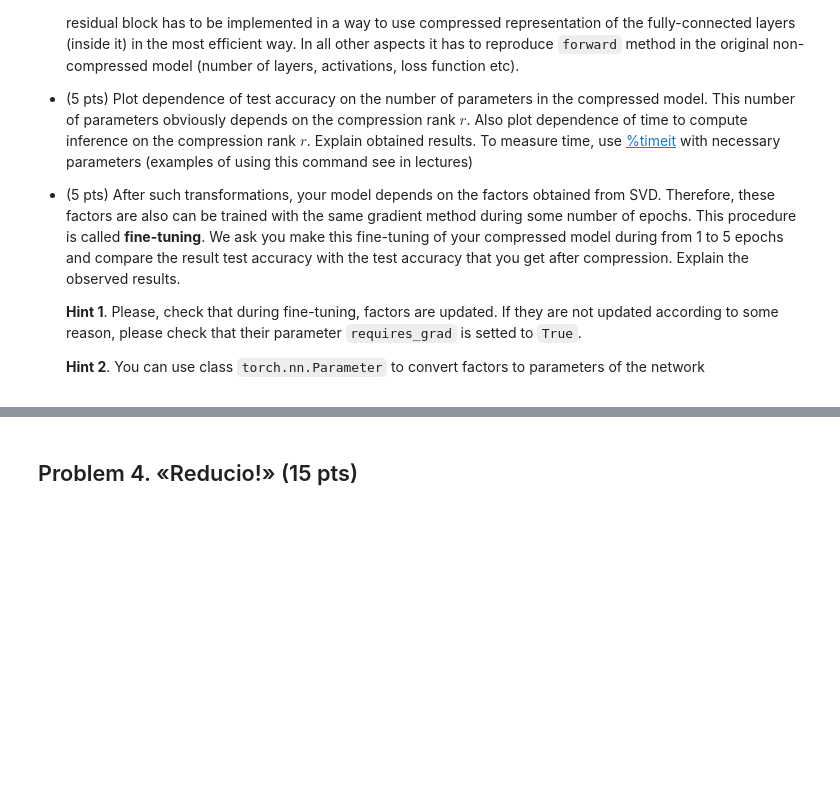
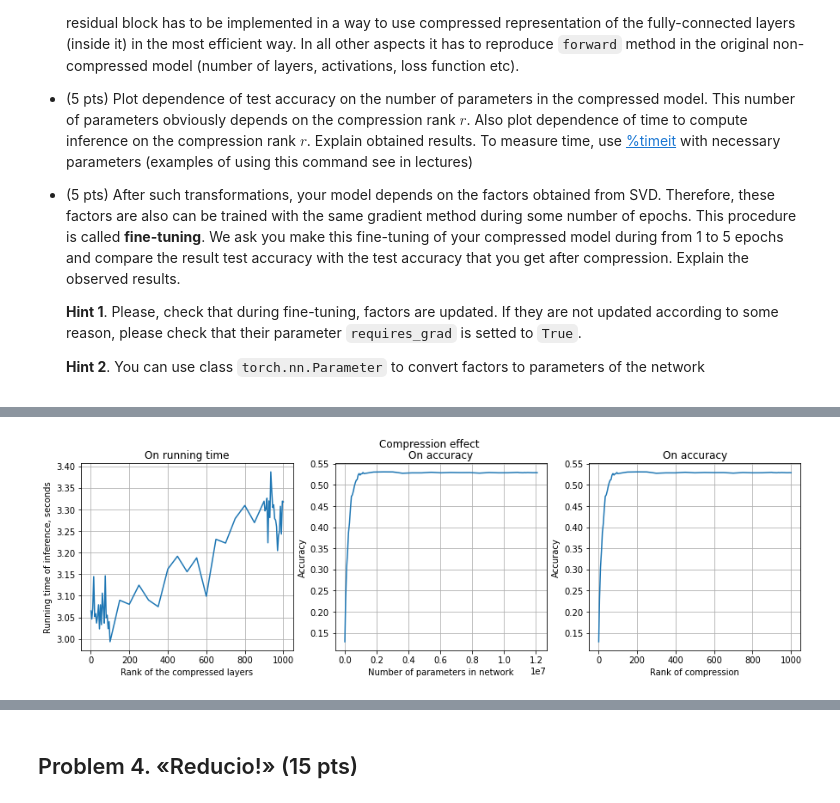
Before and after one commit to antonzub99/NLA-homeworks, a Jupyter notebook: HW1/hw1.ipynb, the cells around one changed output, grey strips where cells are left out. Saved outputs shown, nothing was run; the diff lists cells and outputs as text; code cells hidden in the pictures; blank space fills up the shorter version.

```diff
--- a/HW1/hw1.ipynb
+++ b/HW1/hw1.ipynb
@@ -421,0 +784,12 @@ To measure time, use [%timeit](https://docs.python.org/3.6/library/timeit.html)
+# %%
+head = np.arange(5, 100, 5)
+body = np.arange(100, 900, 50)
+tail = np.arange(900, 1001, 5)
+ranks = np.concatenate((np.array([1]), head, body, tail), axis=None)
+
+test_result = []
+for i, item in enumerate(ranks):
+    compressed_model = CompressedNet(item, model)
+    tmp_data = test_ret(compressed_model, test_loader)
+    test_result.append(tmp_data)
+    print("Iteration: {}, Rank used: {}, Time taken: {:.3f}".format(i, item, tmp_data[0]))
@@ -421,0 +814,28 @@ To measure time, use [%timeit](https://docs.python.org/3.6/library/timeit.html)
+# %%
+test_res = np.array(test_result)
+
+fig, axs = plt.subplots(1,3, figsize=(15, 4))
+fig.suptitle("Compression effect")
+
+axs[0].set_title("On running time")
+axs[0].plot(ranks, test_res[:, 0])
+axs[0].set_xlabel("Rank of the compressed layers")
+axs[0].set_ylabel("Running time of inference, seconds")
+axs[0].grid(linestyle='-')
+
+axs[1].set_title("On accuracy")
+#recall that our CompressedNet class takes parameters of an instance of Net class as its own.
+#The corrected number of CompressedNet parameters should be calculated as
+#num_params(CompressedNet) - num_params(Net)
+axs[1].plot(test_res[:, 1] - test_res[:, 2], test_res[:, -1])
+axs[1].set_xlabel("Number of parameters in network")
+axs[1].set_ylabel("Accuracy")
+axs[1].grid(linestyle='-')
+
+axs[2].set_title("On accuracy")
+axs[2].plot(ranks, test_res[:, -1])
+axs[2].set_xlabel("Rank of compression")
+axs[2].set_ylabel("Accuracy")
+axs[2].grid(linestyle='-')
+# %% [output]
+[figure, added]
```
Also changed, not shown: parts of 34 cells of this notebook, 2 other files.
